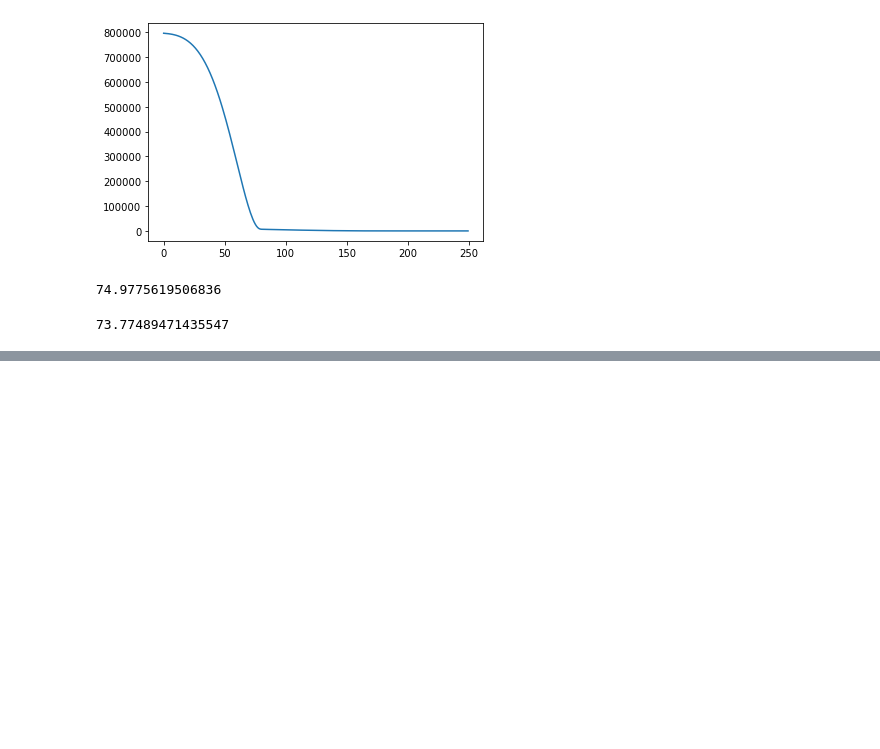
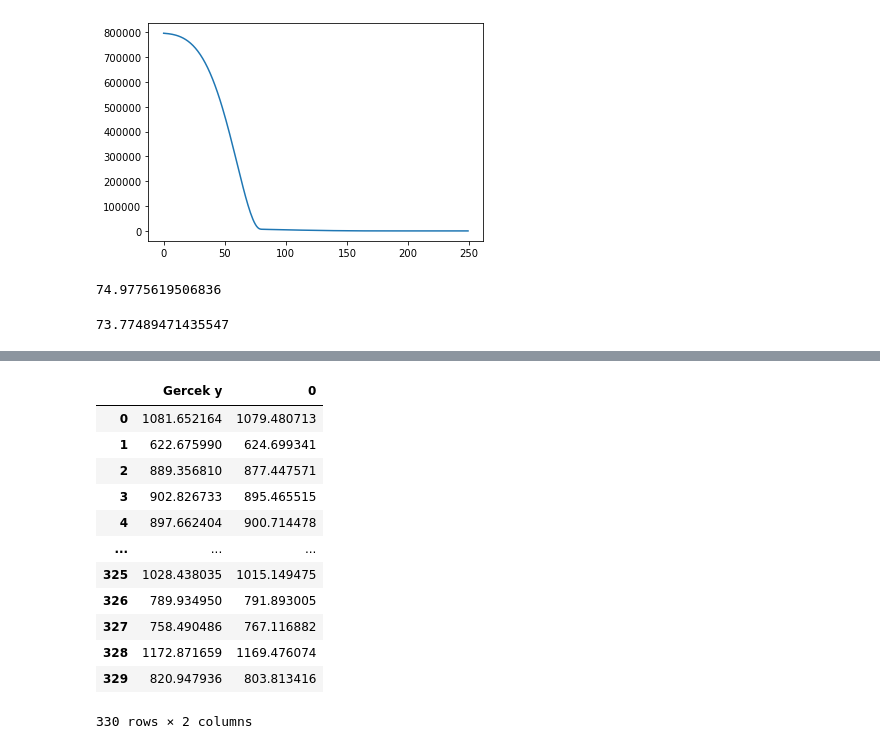
Before and after one commit to burakeven/BTK_librariesAndTensorflow, a Jupyter notebook: Tensorflow/tensorflow.ipynb, the cells around one changed output, grey strips where cells are left out. Drawn from its saved outputs; the diff is of its cells as text; code cells hidden in the pictures; blank space fills up the shorter version.

```diff
--- a/Tensorflow/tensorflow.ipynb
+++ b/Tensorflow/tensorflow.ipynb
@@ -150,3 +150,5 @@ trainLoss
 testLoss
 # %% [output]
 73.77489471435547
+# %%
+testTahminler = model.predict(x_test)
@@ -152,0 +196,16 @@ testLoss
+# %%
+tahminDF
+# %% [output]
+|  | Gercek y | 0 |
+| 0 | 1081.652164 | 1079.480713 |
+| 1 | 622.675990 | 624.699341 |
+| 2 | 889.356810 | 877.447571 |
+| 3 | 902.826733 | 895.465515 |
+| 4 | 897.662404 | 900.714478 |
+| ... | ... | ... |
+| 325 | 1028.438035 | 1015.149475 |
+| 326 | 789.934950 | 791.893005 |
+| 327 | 758.490486 | 767.116882 |
+| 328 | 1172.871659 | 1169.476074 |
+| 329 | 820.947936 | 803.813416 |
+330 rows × 2 columns
```
Also changed, not shown: parts of 20 cells of this notebook, 1 other file.
